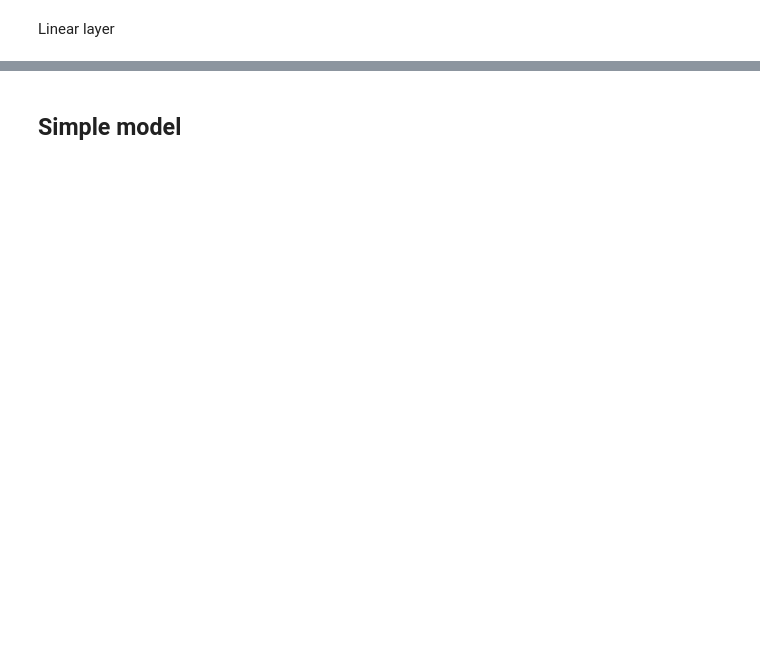
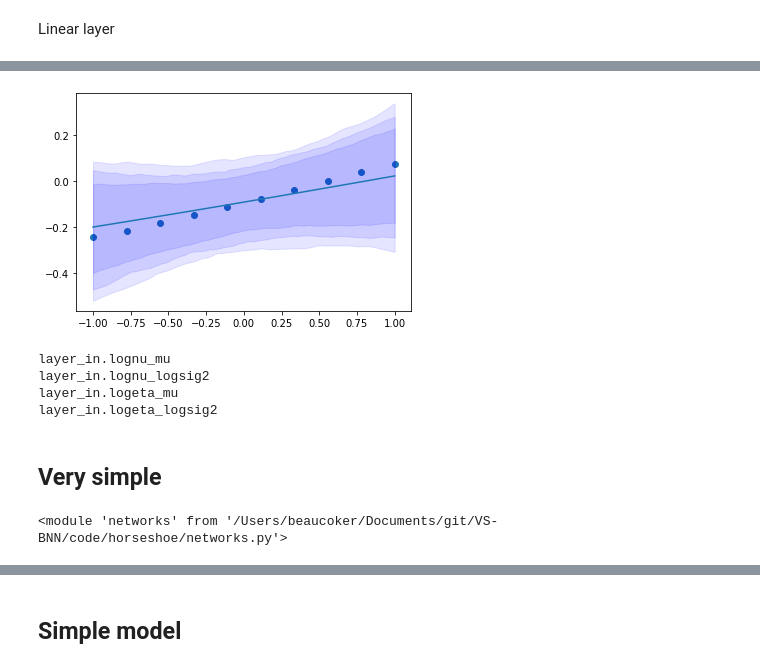
Before and after one commit to IrisTeng/VS-BNN, a Jupyter notebook: code/horseshoe/test_horseshoe.ipynb, the cells around one changed output, grey strips where cells are left out. Cells and saved outputs as stored; diff of their text form; code cells hidden in the pictures; blank space fills up the shorter version.

```diff
--- a/code/horseshoe/test_horseshoe.ipynb
+++ b/code/horseshoe/test_horseshoe.ipynb
@@ -17,3 +17,16 @@ importlib.reload(util)
 importlib.reload(networks)
 # %% [output]
 <module 'networks' from '/Users/beaucoker/Documents/git/VS-BNN/code/horseshoe/networks.py'>
+# %%
+def plot_results(x, y, x_plot, model, n_samp=500):
+    plt.scatter(x.numpy(), y.numpy())
+    f_pred_plot = model(x_plot, sample_input_layer=False, weights_type='mean').detach()
+    plt.plot(x_plot.numpy(), f_pred_plot.numpy())
+
+    f_samp_plot = torch.zeros(n_samp, x_plot.shape[0])
+    for i in range(n_samp):
+        f_samp_plot[i,:] = model(x_plot, sample_input_layer=True, weights_type='sample').detach().reshape(-1)
+
+    for q in [.025, .05, .1]:
+        ci = np.quantile(f_samp_plot.numpy(), [q, 1-q], axis=0)
+        plt.fill_between(x_plot.reshape(-1).numpy(), ci[0,:], ci[1,:], alpha=.1, color='blue')
@@ -70,0 +138,21 @@ l.init_parameters()
+# %%
+x_plot = torch.linspace(-1,1,100).reshape(-1,1)
+plot_results(x,y,x_plot, model)
+# %% [output]
+[figure, added]
+# %%
+for name, p in model.named_parameters():
+    print(name)
+# %% [output]
+layer_in.lognu_mu
+layer_in.lognu_logsig2
+layer_in.logeta_mu
+layer_in.logeta_logsig2
+# %% [markdown]
+## Very simple
+# %%
+importlib.reload(layers)
+importlib.reload(util)
+importlib.reload(networks)
+# %% [output]
+<module 'networks' from '/Users/beaucoker/Documents/git/VS-BNN/code/horseshoe/networks.py'>
```
Also changed, not shown: parts of 40 cells of this notebook, 3 other files.
